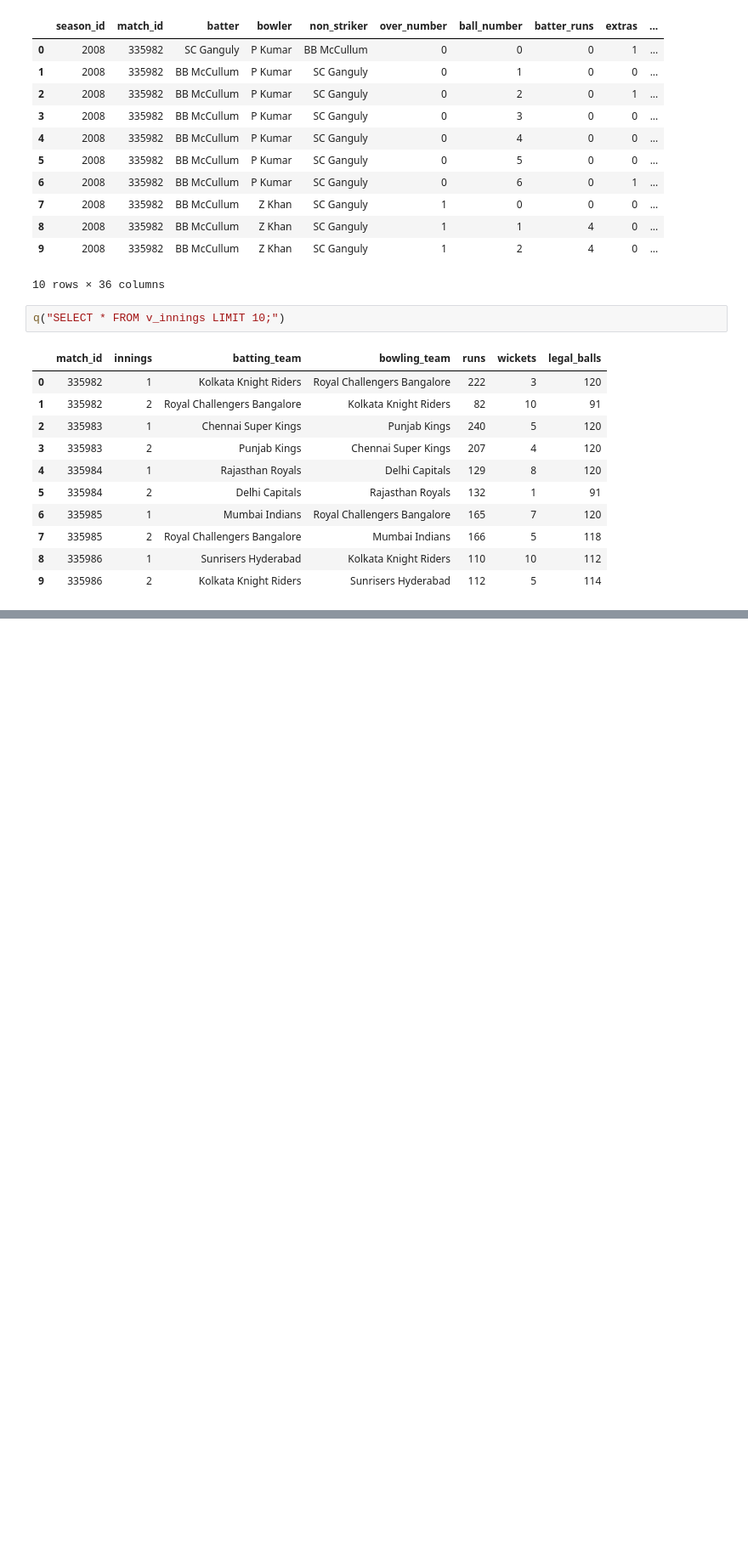
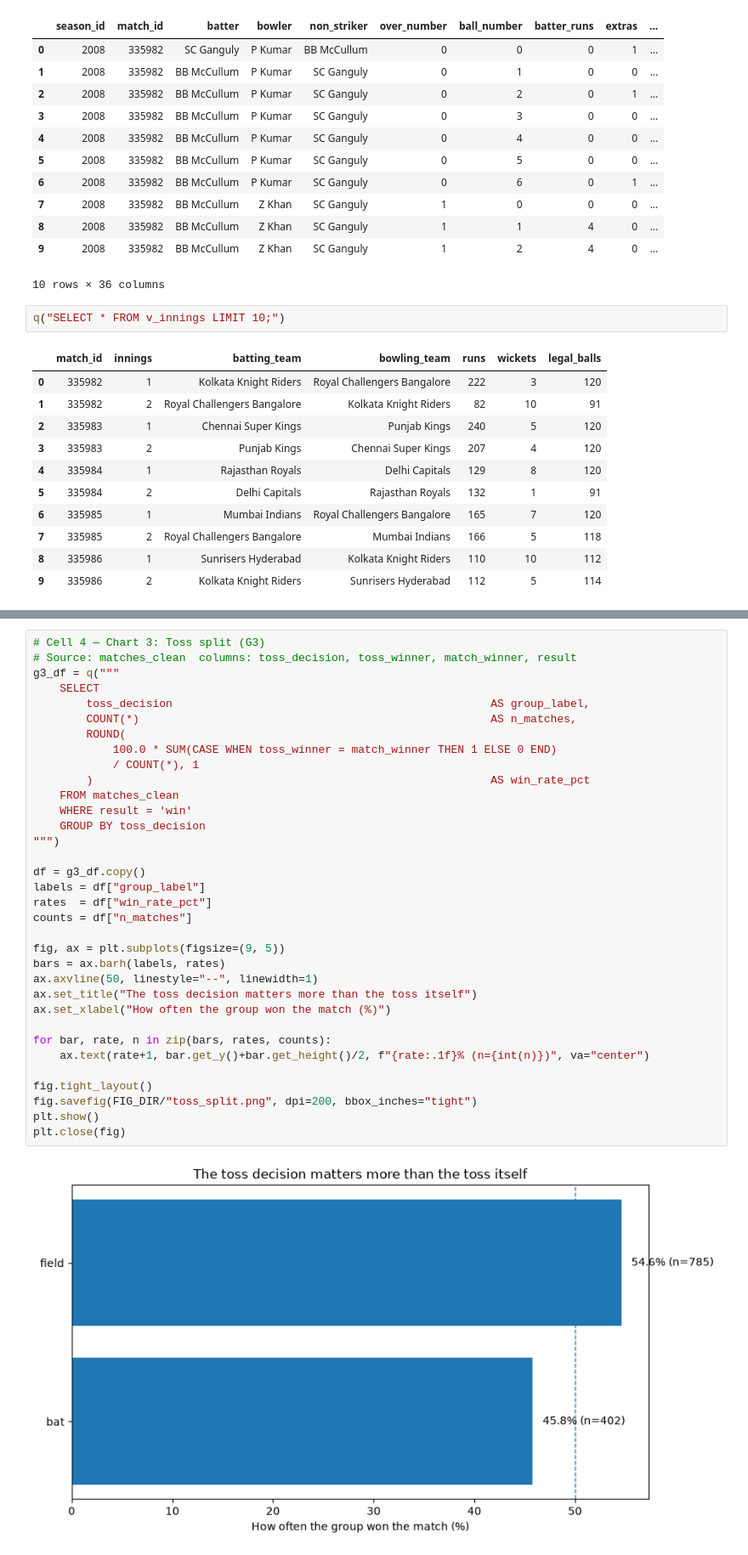
Before and after one commit to safranok/ipl-cricket-analytics, a Jupyter notebook: notebooks/03_analysis.ipynb, the cells around one changed output, grey strips where cells are left out. Shown at 85% size. Drawn from its saved outputs; the diff is of its cells as text; blank space fills up the shorter version.

```diff
--- a/notebooks/03_analysis.ipynb
+++ b/notebooks/03_analysis.ipynb
@@ -349,0 +2657,36 @@ ORDER BY total_runs DESC;""")
+# %%
+# Cell 4 — Chart 3: Toss split (G3)
+# Source: matches_clean  columns: toss_decision, toss_winner, match_winner, result
+g3_df = q("""
+    SELECT
+        toss_decision                                                AS group_label,
+        COUNT(*)                                                     AS n_matches,
+        ROUND(
+            100.0 * SUM(CASE WHEN toss_winner = match_winner THEN 1 ELSE 0 END)
+            / COUNT(*), 1
+        )                                                            AS win_rate_pct
+    FROM matches_clean
+    WHERE result = 'win'
+    GROUP BY toss_decision
+""")
+
+df = g3_df.copy()
+labels = df["group_label"]
+rates  = df["win_rate_pct"]
+counts = df["n_matches"]
+
+fig, ax = plt.subplots(figsize=(9, 5))
+bars = ax.barh(labels, rates)
+ax.axvline(50, linestyle="--", linewidth=1)
+ax.set_title("The toss decision matters more than the toss itself")
+ax.set_xlabel("How often the group won the match (%)")
+
+for bar, rate, n in zip(bars, rates, counts):
+    ax.text(rate+1, bar.get_y()+bar.get_height()/2, f"{rate:.1f}% (n={int(n)})", va="center")
+
+fig.tight_layout()
+fig.savefig(FIG_DIR/"toss_split.png", dpi=200, bbox_inches="tight")
+plt.show()
+plt.close(fig)
+# %% [output]
+[figure, added]
```
Also changed, not shown: parts of 178 cells of this notebook, 20 other files.
